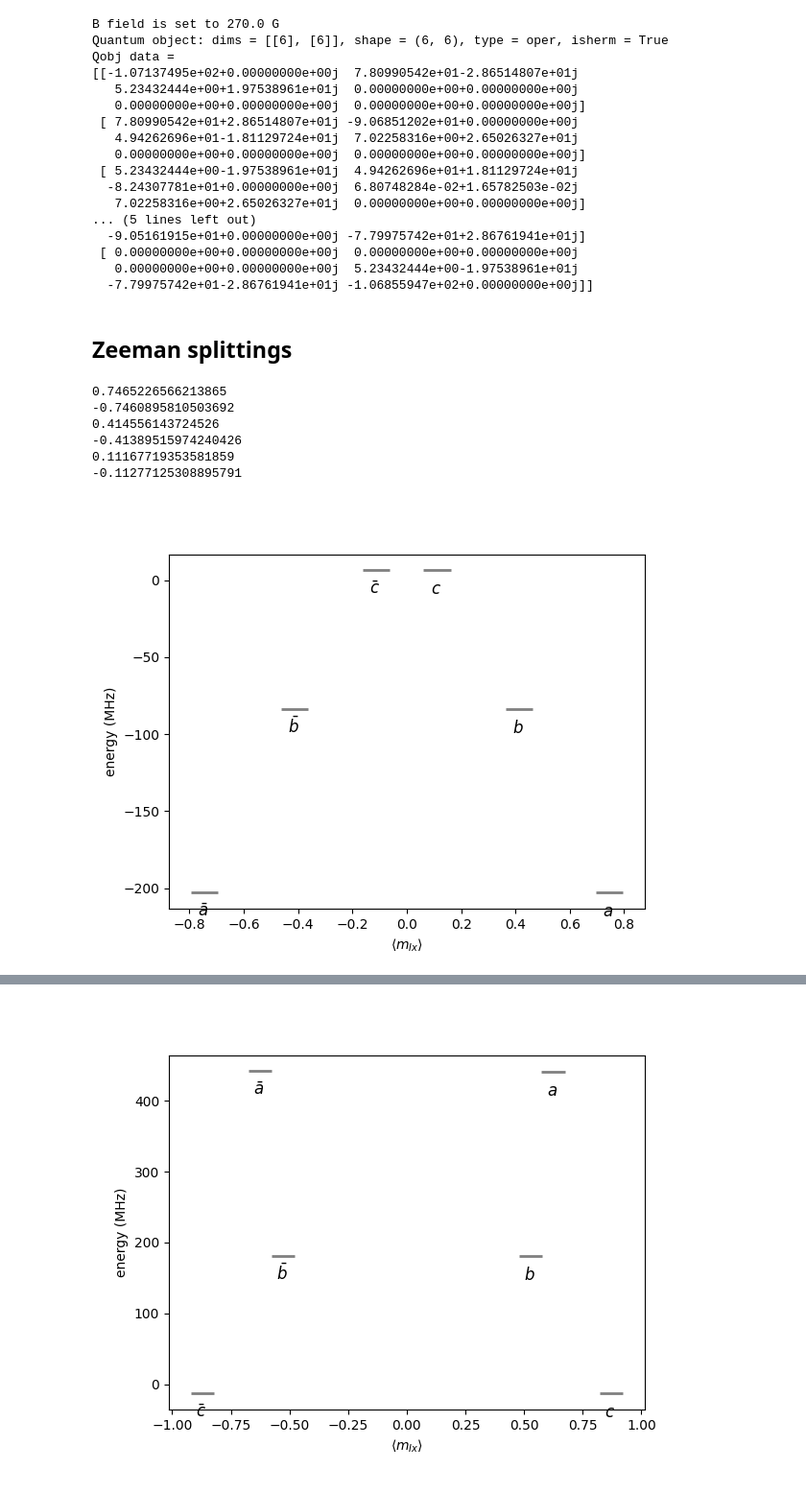
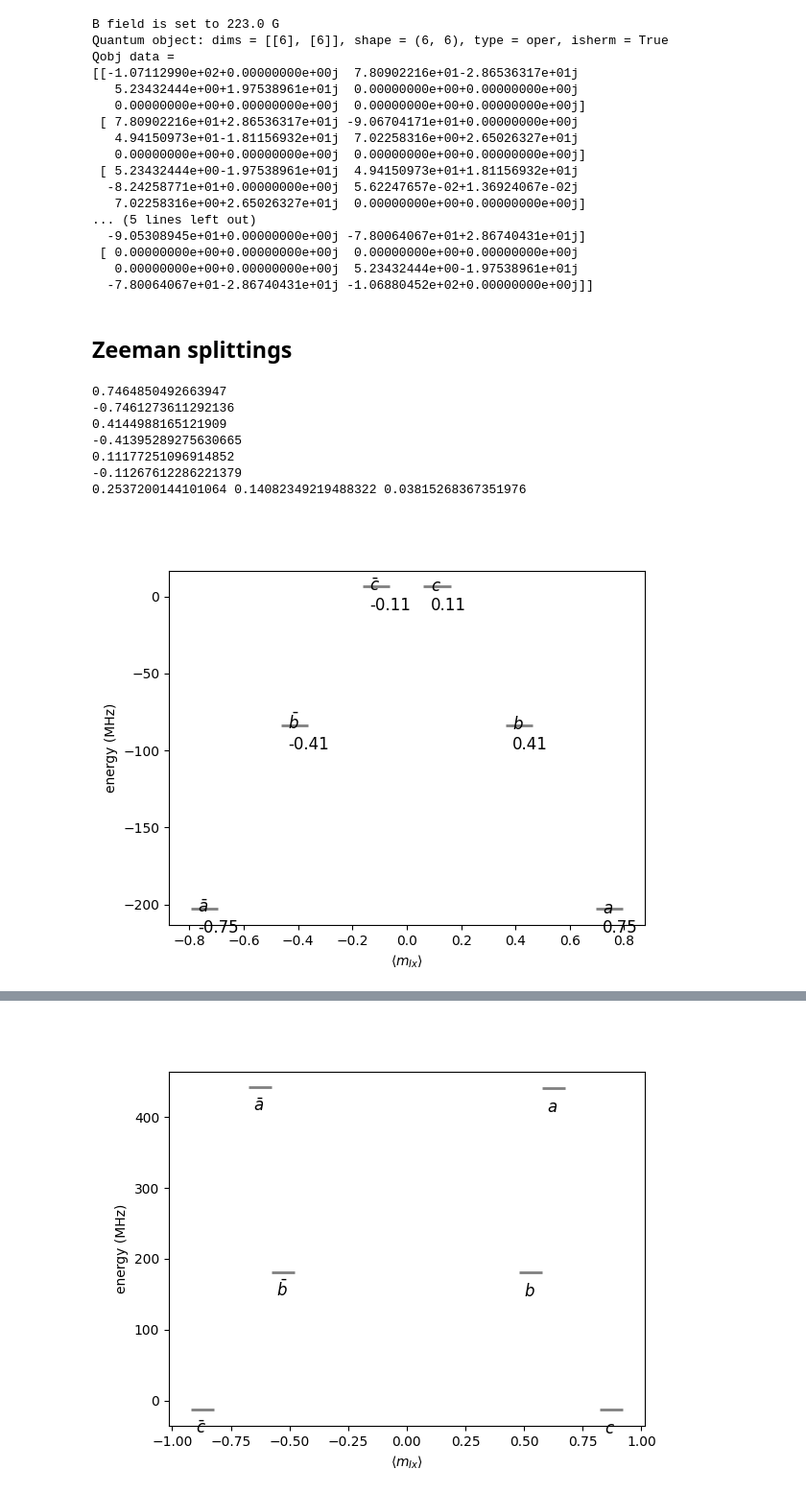
Before and after one commit to vuthalab/onix, a Jupyter notebook: analysis/calculations/transition_matrix_elements.ipynb, the cells around one changed output, grey strips where cells are left out. Shown at 96% size. Saved outputs shown, nothing was run; the diff lists cells and outputs as text; code cells hidden in the pictures.

```diff
--- a/analysis/calculations/transition_matrix_elements.ipynb
+++ b/analysis/calculations/transition_matrix_elements.ipynb
@@ -8,63 +8,65 @@ from IPython.display import display
 
 %matplotlib ipympl
 # %%
-B_field = 270e-4
+B_field = 223e-4# 266e-4
 print(f"B field is set to {B_field / 1e-4:.1f} G")
 
 ground = hyperfine.states["7F0"]
 ground._Hamiltonian = ground.H_total(B_field)
-print(ground._Hamiltonian )
+print(ground._Hamiltonian)
 excited = hyperfine.states["5D0"]
 excited._Hamiltonian = excited.H_total(B_field)
 # %% [output]
-B field is set to 270.0 G
+B field is set to 223.0 G
 Quantum object: dims = [[6], [6]], shape = (6, 6), type = oper, isherm = True
 Qobj data =
-[[-1.07137495e+02+0.00000000e+00j  7.80990542e+01-2.86514807e+01j
+[[-1.07112990e+02+0.00000000e+00j  7.80902216e+01-2.86536317e+01j
    5.23432444e+00+1.97538961e+01j  0.00000000e+00+0.00000000e+00j
    0.00000000e+00+0.00000000e+00j  0.00000000e+00+0.00000000e+00j]
- [ 7.80990542e+01+2.86514807e+01j -9.06851202e+01+0.00000000e+00j
-   4.94262696e+01-1.81129724e+01j  7.02258316e+00+2.65026327e+01j
+ [ 7.80902216e+01+2.86536317e+01j -9.06704171e+01+0.00000000e+00j
+   4.94150973e+01-1.81156932e+01j  7.02258316e+00+2.65026327e+01j
    0.00000000e+00+0.00000000e+00j  0.00000000e+00+0.00000000e+00j]
- [ 5.23432444e+00-1.97538961e+01j  4.94262696e+01+1.81129724e+01j
-  -8.24307781e+01+0.00000000e+00j  6.80748284e-02+1.65782503e-02j
+ [ 5.23432444e+00-1.97538961e+01j  4.94150973e+01+1.81156932e+01j
+  -8.24258771e+01+0.00000000e+00j  5.62247657e-02+1.36924067e-02j
    7.02258316e+00+2.65026327e+01j  0.00000000e+00+0.00000000e+00j]
 ... (5 lines left out)
-  -9.05161915e+01+0.00000000e+00j -7.79975742e+01+2.86761941e+01j]
+  -9.05308945e+01+0.00000000e+00j -7.80064067e+01+2.86740431e+01j]
  [ 0.00000000e+00+0.00000000e+00j  0.00000000e+00+0.00000000e+00j
    0.00000000e+00+0.00000000e+00j  5.23432444e+00-1.97538961e+01j
-  -7.79975742e+01-2.86761941e+01j -1.06855947e+02+0.00000000e+00j]]
+  -7.80064067e+01-2.86740431e+01j -1.06880452e+02+0.00000000e+00j]]
 # %% [markdown]
 ## Zeeman splittings
 # %%
 energies_g, states_g = ground.energies_and_eigenstates()
 
 fig, ax = plt.subplots()
 ax.set_xlabel(r"$\langle m_{Ix} \rangle$")
 ax.set_ylabel("energy (MHz)")
 
 for kk, label in enumerate(hyperfine.state_labels["7F0"]):
     m_Ig = ground.m_Ix(states_g[kk])
     print(m_Ig)
     ax.errorbar(
         m_Ig, energies_g[kk],
         color="gray", fmt='.', markersize=0,
         xerr=0.05, capsize=0, elinewidth=2,
     )
     if "'" in label:
         state_text = "$\\bar{" + label[0] + "}$"
     else:
         state_text = f"${label[0]}$"
     ax.annotate(
-        state_text,
+        state_text + f"\n{m_Ig:.2f}",
         xy=(m_Ig, energies_g[kk]), xycoords="data", xytext=(-5, -18),
         textcoords="offset points", color="k", size=12,
     )
+print(energies_g[1] - energies_g[0], energies_g[3] - energies_g[2], energies_g[5] - energies_g[4])
 # %% [output]
-0.7465226566213865
--0.7460895810503692
-0.414556143724526
--0.41389515974240426
-0.11167719353581859
--0.11277125308895791
+0.7464850492663947
+-0.7461273611292136
+0.4144988165121909
+-0.41395289275630665
+0.11177251096914852
+-0.11267612286221379
+0.2537200144101064 0.14082349219488322 0.03815268367351976
-[figure, old version]
+[figure, new version]
```
Also changed, not shown: parts of 4 cells of this notebook, 5 other files.
